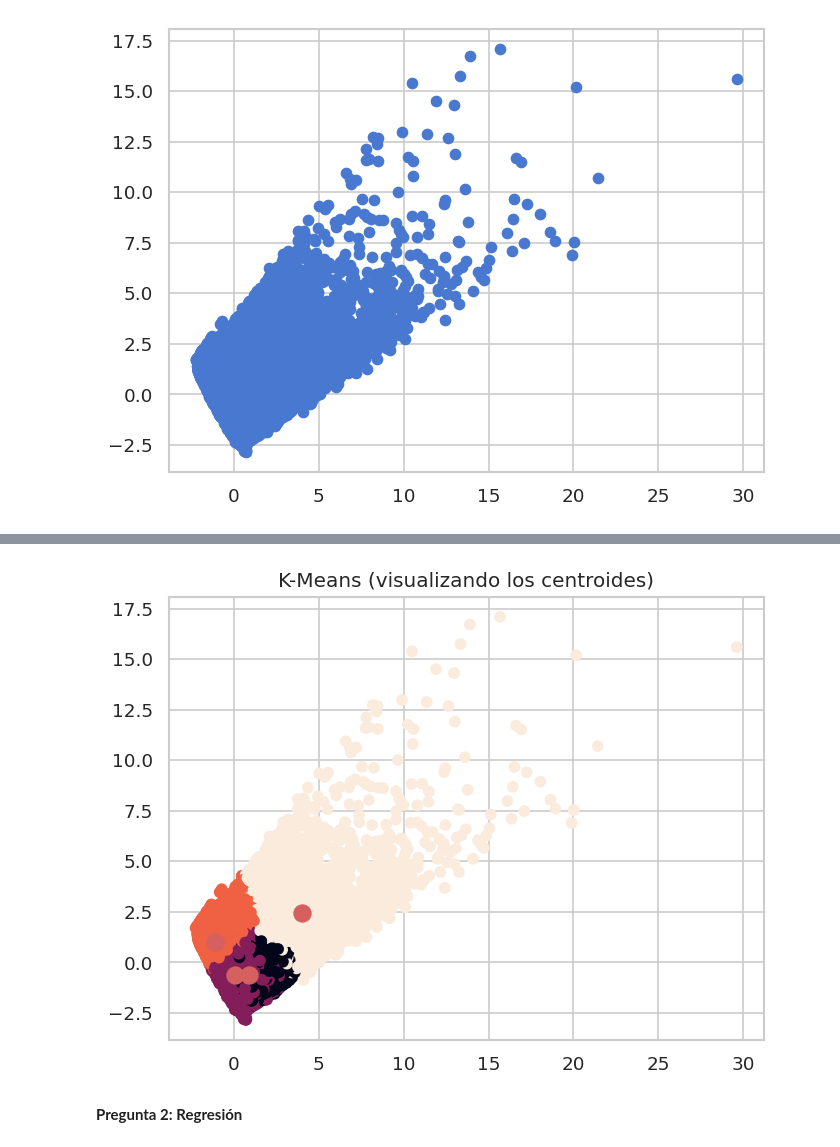
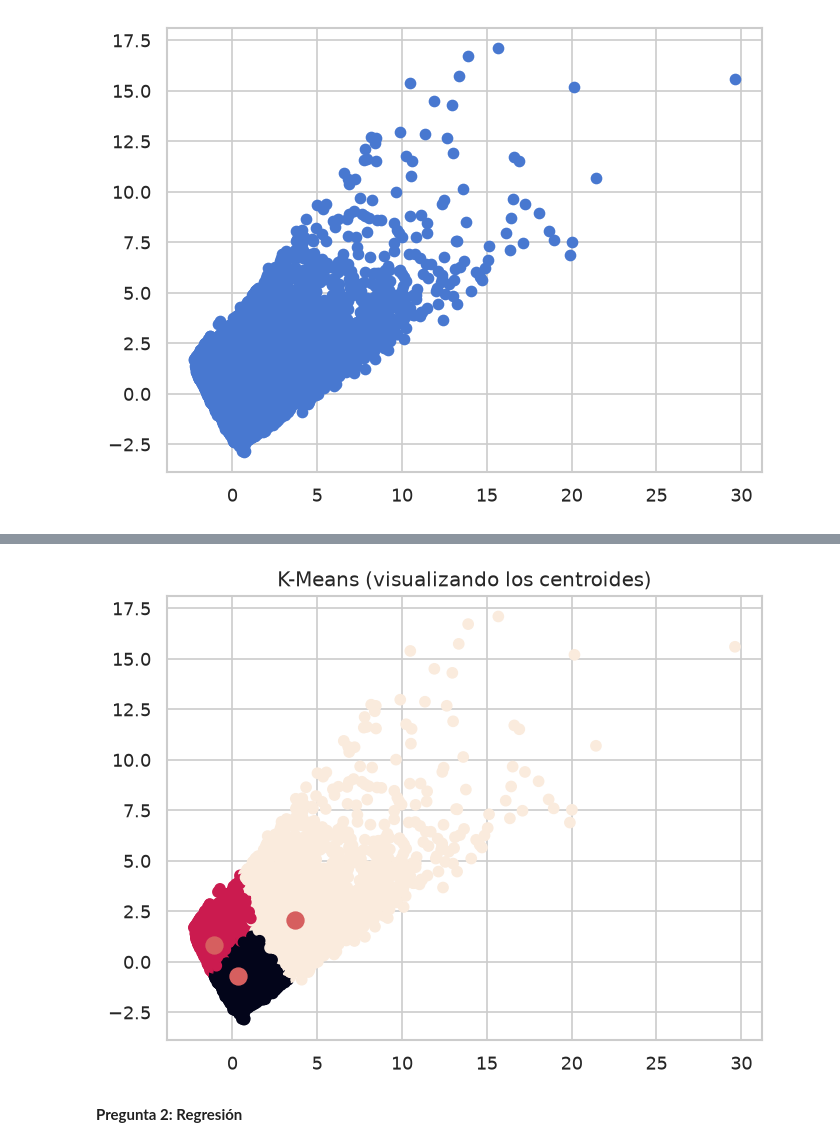
Before and after one commit to Rajevic-0/Proyecto-Mineria-De-Datos, a Jupyter notebook: Notebooks/Hito_1.ipynb, the cells around one changed output, grey strips where cells are left out. Drawn from its saved outputs; the diff is of its cells as text; code cells hidden in the pictures.

```diff
--- a/Notebooks/Hito_1.ipynb
+++ b/Notebooks/Hito_1.ipynb
@@ -492,16 +492,16 @@ plt.show()
 # %%
-kmeans3 = KMeans(n_clusters=4, n_init=20, max_iter=50, random_state=1)
+kmeans3 = KMeans(n_clusters=3, n_init=20, max_iter=50, random_state=1)
 kmeans3.fit(X_scaled)
 
 centroids3 = kmeans3.cluster_centers_
 centroids3_pca = pca.transform(centroids3)
 
 plt.scatter(X_pca[:, 0], X_pca[:, 1], c=kmeans3.labels_)
 plt.scatter(centroids3_pca[:,0], centroids3_pca[:,1], s=100, facecolors='r')
 plt.title("K-Means (visualizando los centroides)")
 plt.show()
 # %% [output]
-[figure, old version]
+[figure, new version]
 # %% [markdown]
 **Pregunta 2: Regresión**
 # %%
```
Also changed, not shown: parts of 27 cells of this notebook.
